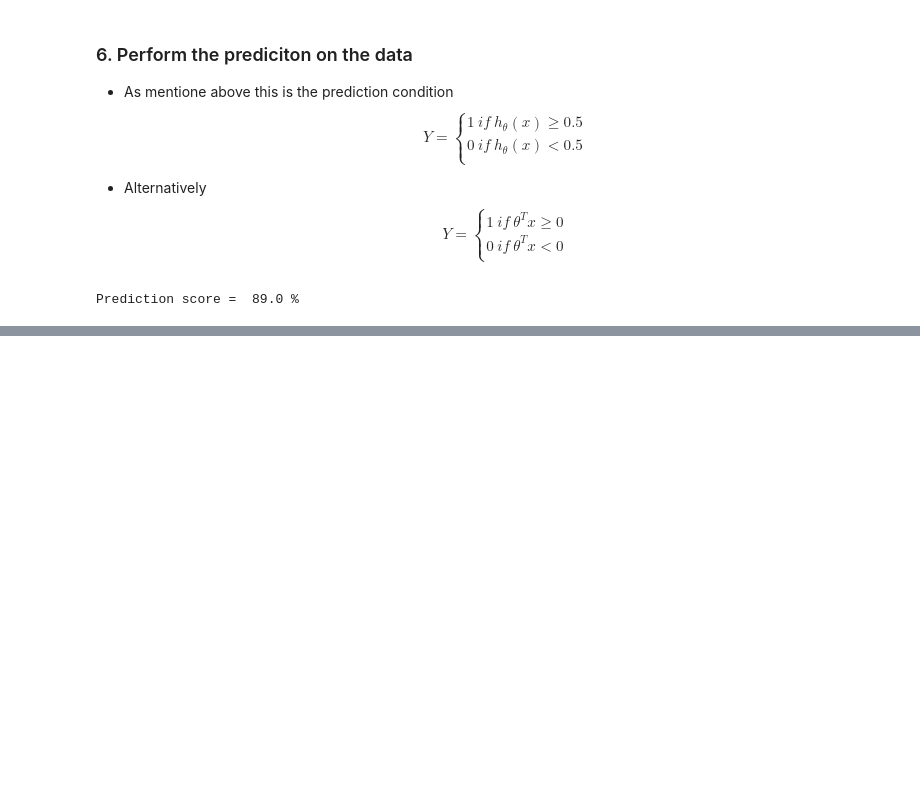
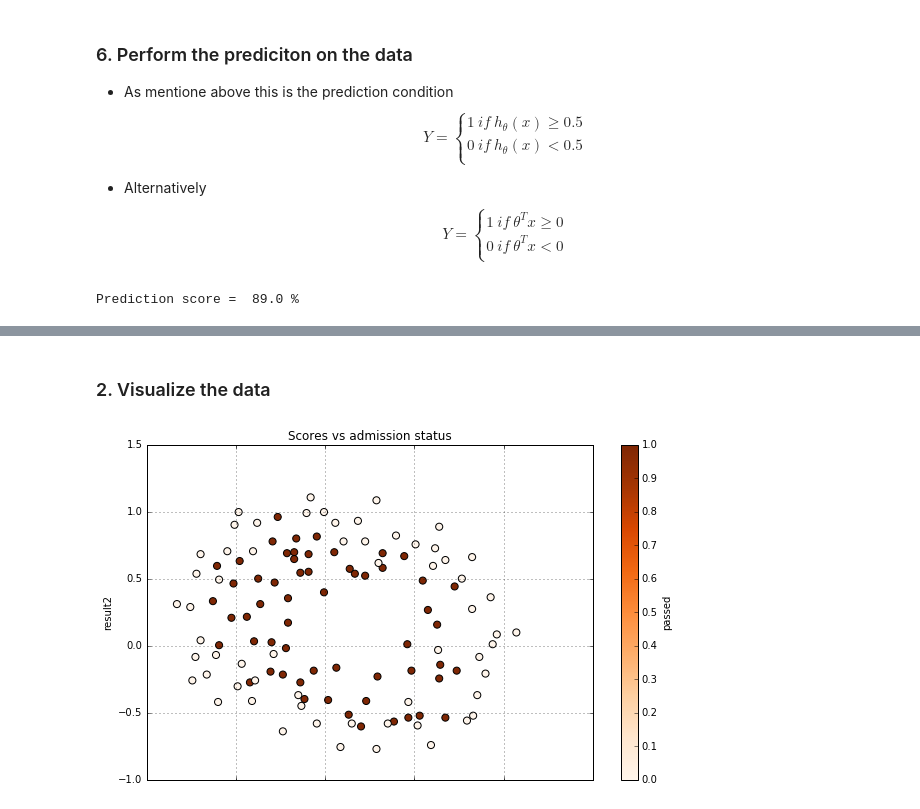
Before and after one commit to bn121rajesh/ipython-notebooks, a Jupyter notebook: MachineLearning/LogisticRegression/LogisticRegression.ipynb, the cells around one changed output, grey strips where cells are left out. Saved outputs shown, nothing was run; the diff lists cells and outputs as text; code cells hidden in the pictures; blank space fills up the shorter version.

```diff
--- a/MachineLearning/LogisticRegression/LogisticRegression.ipynb
+++ b/MachineLearning/LogisticRegression/LogisticRegression.ipynb
@@ -380,0 +402,7 @@ Prediction score =  89.0 %
+# %%
+# Read the data into data frame.
+# Dataframe gives better access and view.
+data = pd.read_csv('ex2data2.txt', header=None, names=['result1', 'result2', 'passed'])
+X = data.values[:, 0:2]
+y = data.values[:, 2]
+data
@@ -380,0 +423,8 @@ Prediction score =  89.0 %
+# %% [markdown]
+### 2. Visualize the data
+# %%
+# Plot the data to have a look at the distributon.
+data.plot.scatter(x='result1', y='result2', c='passed', cmap='Oranges', \
+                  s=50, grid=True, title="Scores vs admission status", figsize=(10, 6));
+# %% [output]
+[figure, added]
```
Also changed, not shown: parts of 24 cells of this notebook, 1 other file.
